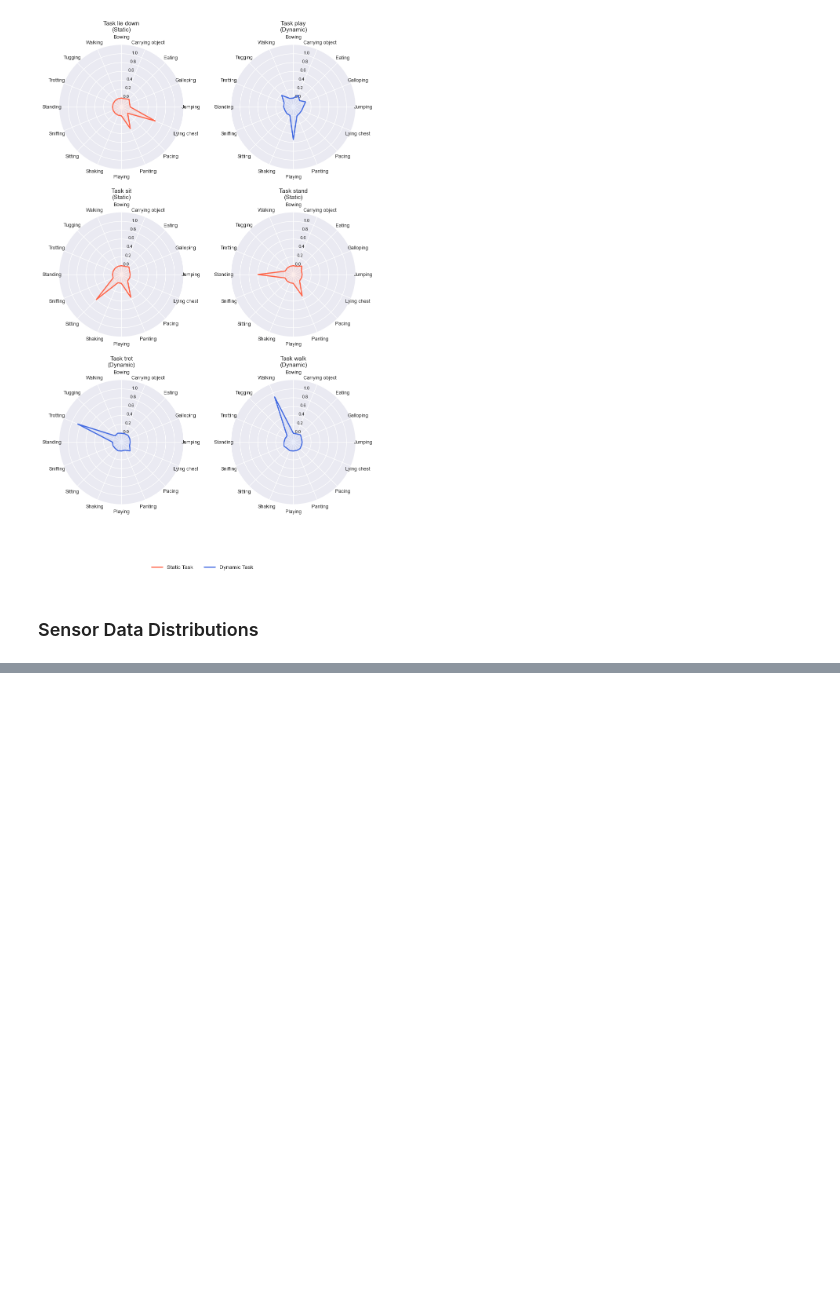
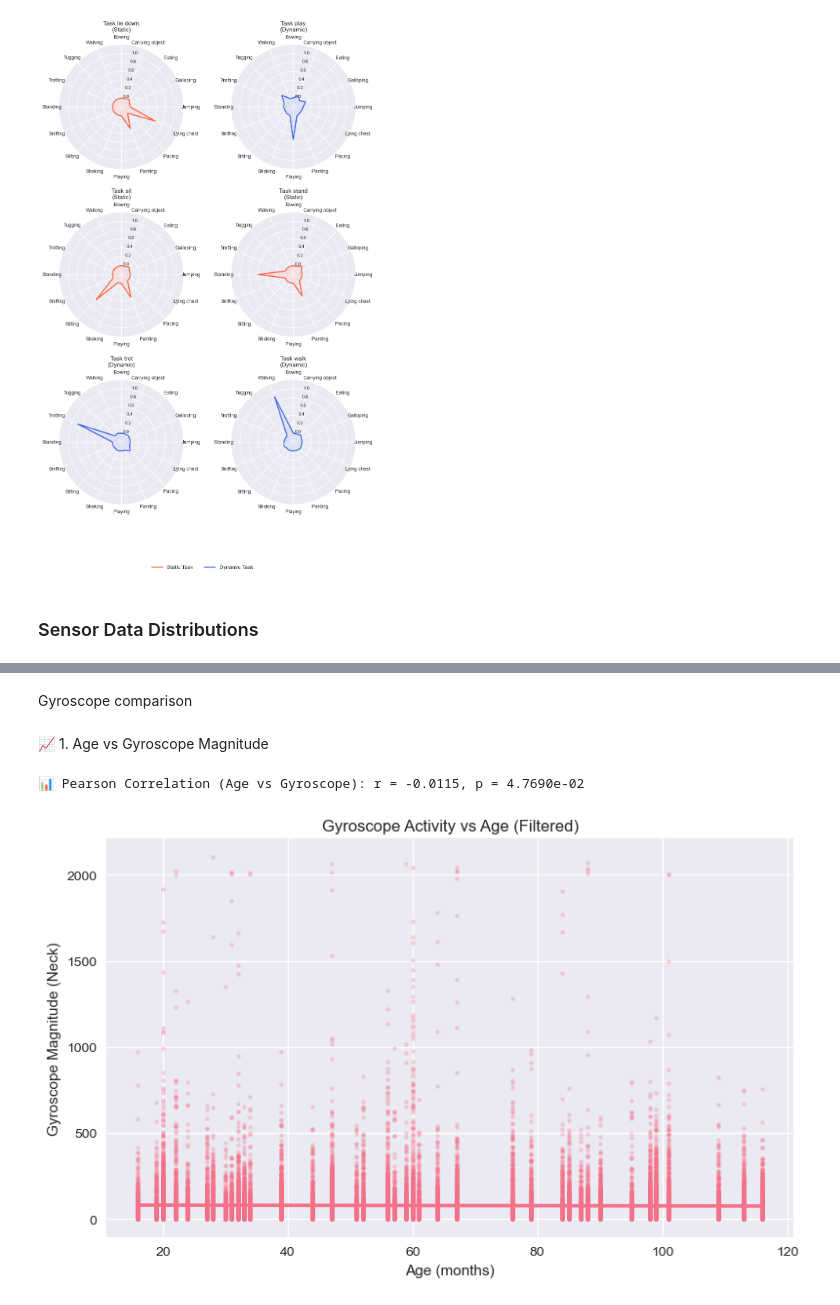
Before and after one commit to bbednarski9/LEASH, a Jupyter notebook: project/analysis.ipynb, the cells around one changed output, grey strips where cells are left out. Cells and saved outputs as stored; diff of their text form; code cells hidden in the pictures; blank space fills up the shorter version.

```diff
--- a/project/analysis.ipynb
+++ b/project/analysis.ipynb
@@ -2576,0 +1996,30 @@ print("🚀 Ready to proceed with advanced modeling and integration techniques!"
+# %% [markdown]
+Gyroscope comparison
+# %% [markdown]
+📈 1. Age vs Gyroscope Magnitude
+# %%
+from scipy.stats import pearsonr
+import seaborn as sns
+import matplotlib.pyplot as plt
+
+# Apply filtering
+filtered_df = sensor_analysis[
+    (sensor_analysis['Task'] != '<undefined>') &
+    (sensor_analysis['Behavior_1']!= '<undefined>')
+][['Age months', 'GyroNeck_Mag']].dropna()
+
+# Pearson correlation
+r_age, p_age = pearsonr(filtered_df['Age months'], filtered_df['GyroNeck_Mag'])
+print(f"📊 Pearson Correlation (Age vs Gyroscope): r = {r_age:.4f}, p = {p_age:.4e}")
+
+# Plot
+plt.figure(figsize=(8, 5))
+sns.regplot(data=filtered_df, x='Age months', y='GyroNeck_Mag', scatter_kws={'alpha': 0.3, 's': 10})
+plt.title('Gyroscope Activity vs Age (Filtered)')
+plt.xlabel('Age (months)')
+plt.ylabel('Gyroscope Magnitude (Neck)')
+plt.tight_layout()
+plt.show()
+# %% [output]
+📊 Pearson Correlation (Age vs Gyroscope): r = -0.0115, p = 4.7690e-02
+[figure, added]
```
Also changed, not shown: parts of 29 cells of this notebook, 51 other files.
